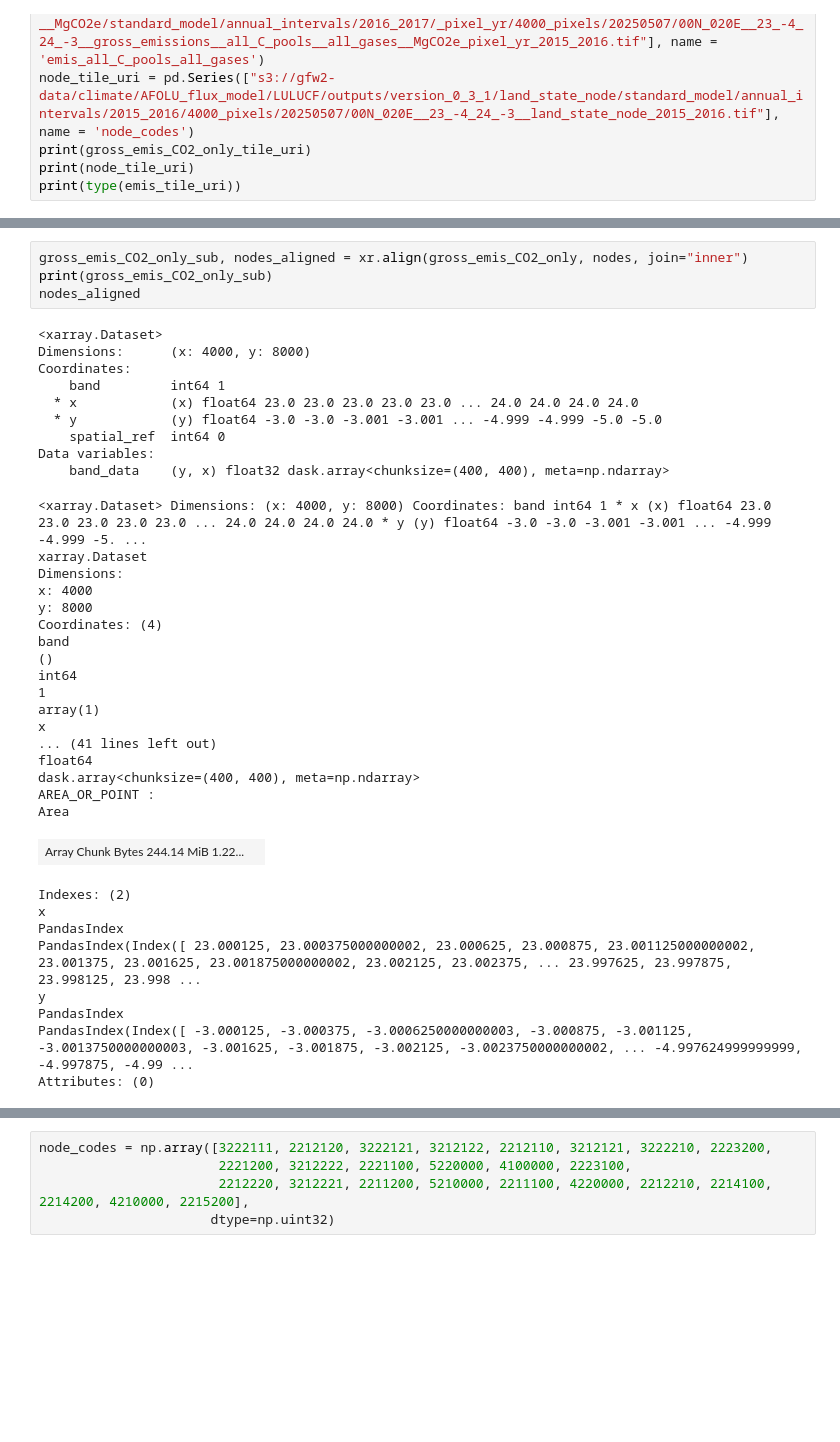
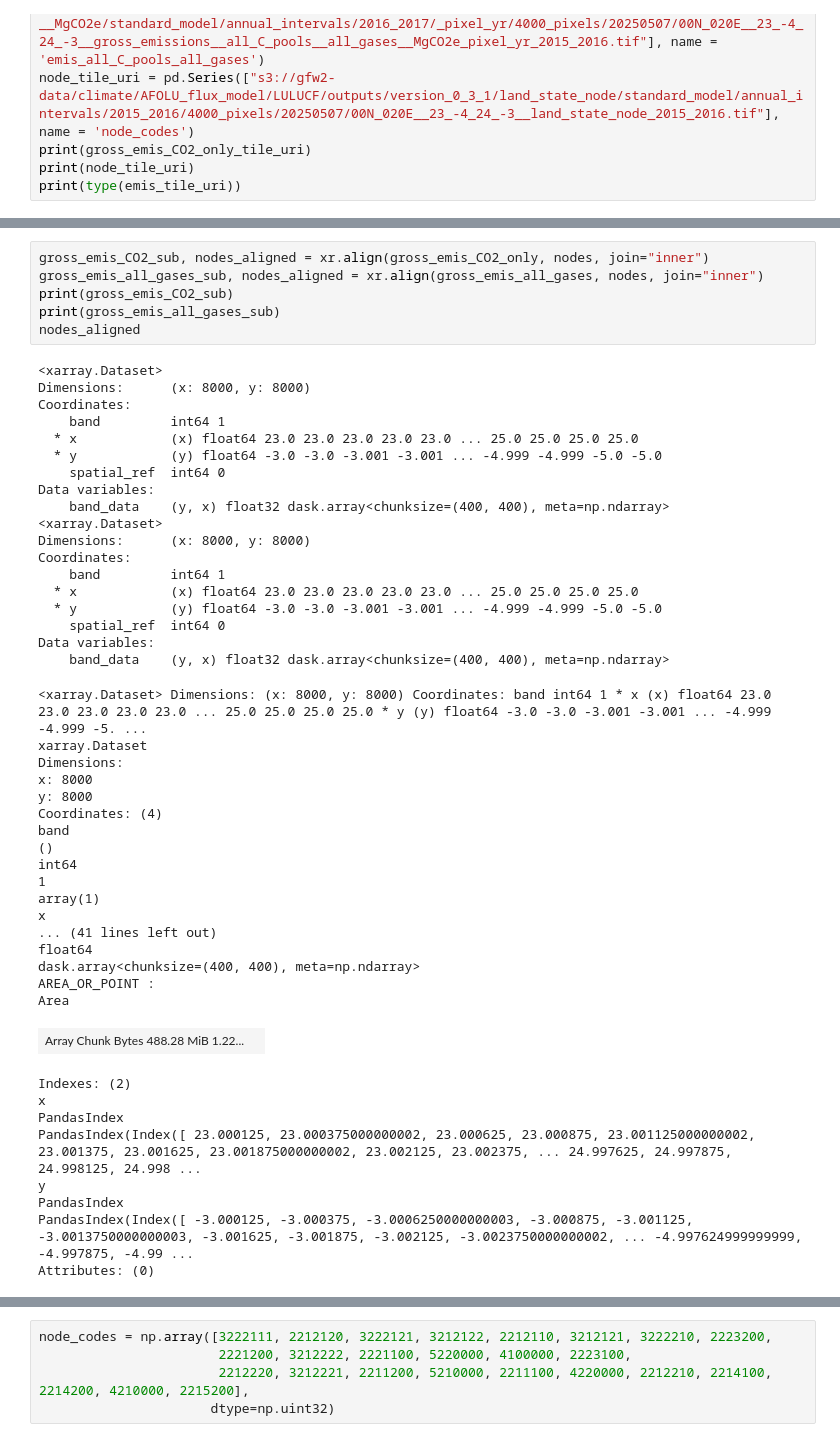
Before and after one commit to erin-glen/AFOLU_GHG_flux_model, a Jupyter notebook: src/LULUCF/scripts/zonal_statistics/LULUCF_output_zonal_stats_20250506.ipynb, the cells around one changed output, grey strips where cells are left out. Cells and saved outputs as stored; diff of their text form; blank space fills up the shorter version.

```diff
--- a/src/LULUCF/scripts/zonal_statistics/LULUCF_output_zonal_stats_20250506.ipynb
+++ b/src/LULUCF/scripts/zonal_statistics/LULUCF_output_zonal_stats_20250506.ipynb
@@ -189,41 +198,52 @@ PandasIndex
 PandasIndex(Index([ -3.000125, -3.000375, -3.0006250000000003, -3.000875, -3.001125, -3.0013750000000003, -3.001625, -3.001875, -3.002125, -3.0023750000000002, ... -4.997624999999999, -4.997875, -4.99 ...
 Attributes: (0)
 # %%
-gross_emis_CO2_only_sub, nodes_aligned = xr.align(gross_emis_CO2_only, nodes, join="inner")
-print(gross_emis_CO2_only_sub)
+gross_emis_CO2_sub, nodes_aligned = xr.align(gross_emis_CO2_only, nodes, join="inner")
+gross_emis_all_gases_sub, nodes_aligned = xr.align(gross_emis_all_gases, nodes, join="inner")
+print(gross_emis_CO2_sub)
+print(gross_emis_all_gases_sub)
 nodes_aligned
 # %% [output]
 <xarray.Dataset>
-Dimensions:      (x: 4000, y: 8000)
+Dimensions:      (x: 8000, y: 8000)
 Coordinates:
     band         int64 1
-  * x            (x) float64 23.0 23.0 23.0 23.0 23.0 ... 24.0 24.0 24.0 24.0
+  * x            (x) float64 23.0 23.0 23.0 23.0 23.0 ... 25.0 25.0 25.0 25.0
   * y            (y) float64 -3.0 -3.0 -3.001 -3.001 ... -4.999 -4.999 -5.0 -5.0
     spatial_ref  int64 0
 Data variables:
     band_data    (y, x) float32 dask.array<chunksize=(400, 400), meta=np.ndarray>
+<xarray.Dataset>
+Dimensions:      (x: 8000, y: 8000)
+Coordinates:
+    band         int64 1
+  * x            (x) float64 23.0 23.0 23.0 23.0 23.0 ... 25.0 25.0 25.0 25.0
+  * y            (y) float64 -3.0 -3.0 -3.001 -3.001 ... -4.999 -4.999 -5.0 -5.0
+    spatial_ref  int64 0
+Data variables:
+    band_data    (y, x) float32 dask.array<chunksize=(400, 400), meta=np.ndarray>
-<xarray.Dataset> Dimensions: (x: 4000, y: 8000) Coordinates: band int64 1 * x (x) float64 23.0 23.0 23.0 23.0 23.0 ... 24.0 24.0 24.0 24.0 * y (y) float64 -3.0 -3.0 -3.001 -3.001 ... -4.999 -4.999 -5. ...
+<xarray.Dataset> Dimensions: (x: 8000, y: 8000) Coordinates: band int64 1 * x (x) float64 23.0 23.0 23.0 23.0 23.0 ... 25.0 25.0 25.0 25.0 * y (y) float64 -3.0 -3.0 -3.001 -3.001 ... -4.999 -4.999 -5. ...
 xarray.Dataset
 Dimensions:
-x: 4000
+x: 8000
 y: 8000
 Coordinates: (4)
 band
 ()
 int64
 1
 array(1)
 x
 ... (41 lines left out)
 float64
 dask.array<chunksize=(400, 400), meta=np.ndarray>
 AREA_OR_POINT :
 Area
-| Array Chunk Bytes 244.14 MiB 1.22... |  |
+| Array Chunk Bytes 488.28 MiB 1.22... |  |
 Indexes: (2)
 x
 PandasIndex
-PandasIndex(Index([ 23.000125, 23.000375000000002, 23.000625, 23.000875, 23.001125000000002, 23.001375, 23.001625, 23.001875000000002, 23.002125, 23.002375, ... 23.997625, 23.997875, 23.998125, 23.998 ...
+PandasIndex(Index([ 23.000125, 23.000375000000002, 23.000625, 23.000875, 23.001125000000002, 23.001375, 23.001625, 23.001875000000002, 23.002125, 23.002375, ... 24.997625, 24.997875, 24.998125, 24.998 ...
 y
 PandasIndex
 PandasIndex(Index([ -3.000125, -3.000375, -3.0006250000000003, -3.000875, -3.001125, -3.0013750000000003, -3.001625, -3.001875, -3.002125, -3.0023750000000002, ... -4.997624999999999, -4.997875, -4.99 ...
```
Also changed, not shown: parts of 12 cells of this notebook.
